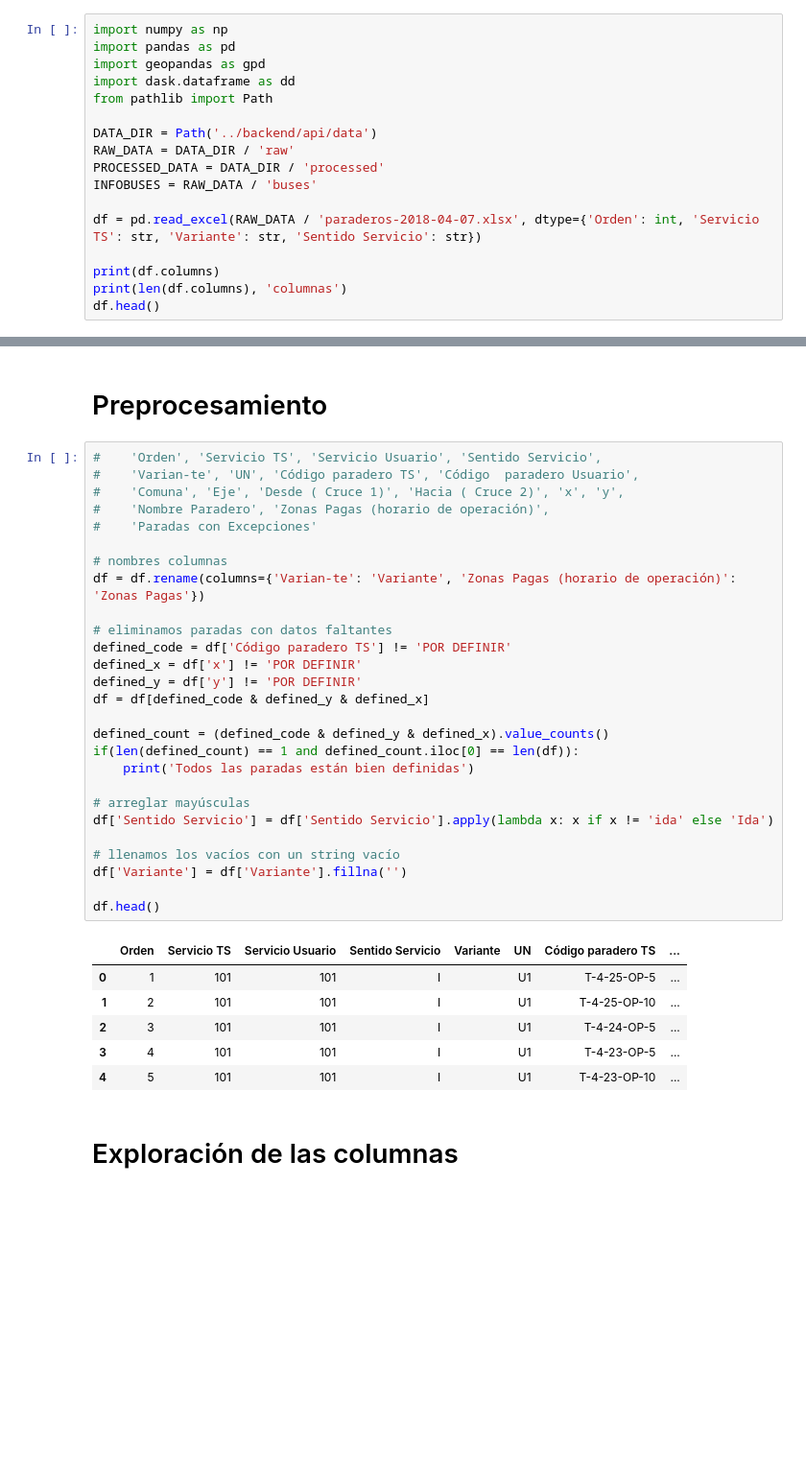
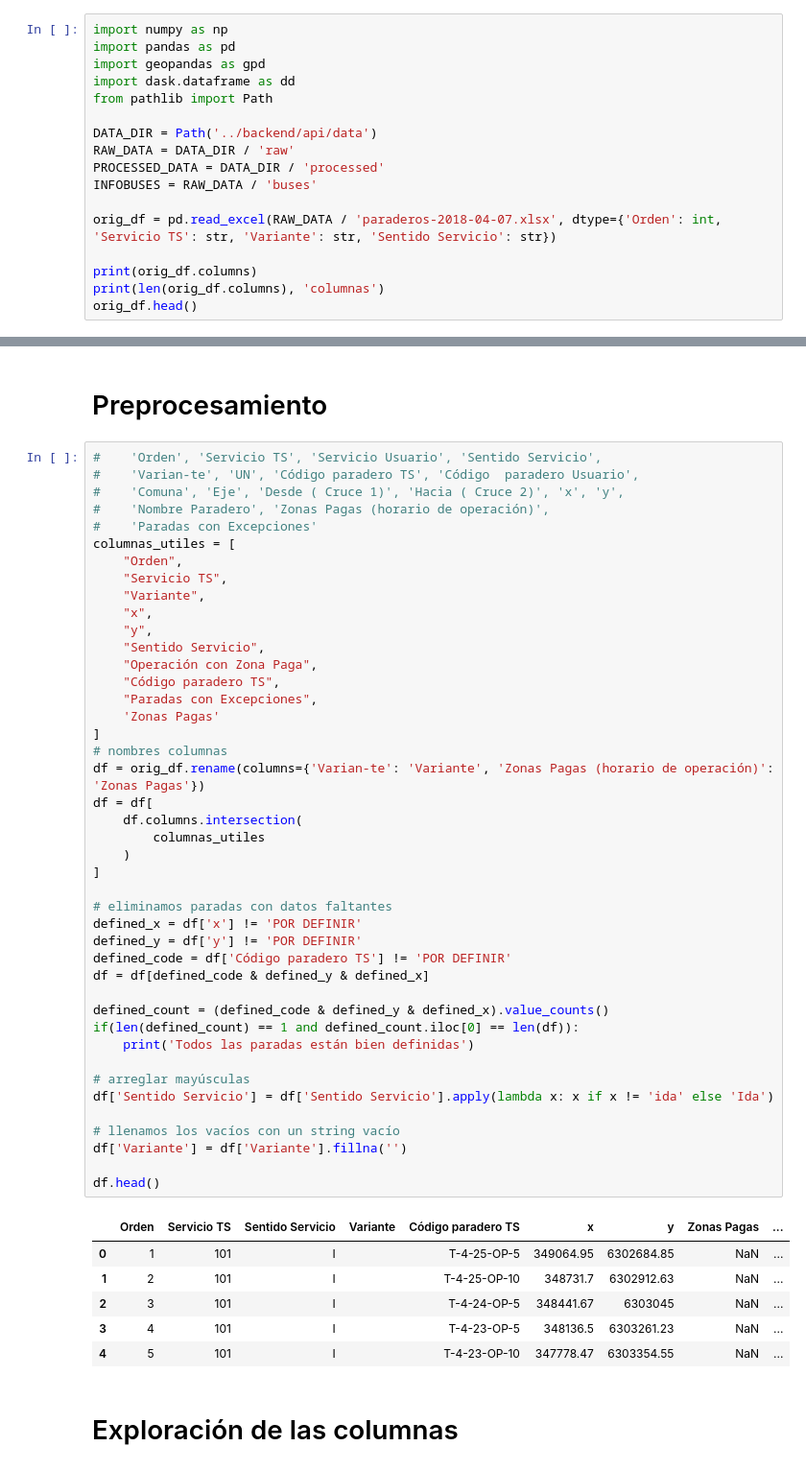
Before and after one commit to joaquincarreno/BusY, a Jupyter notebook: notebooks/02_exploration_paraderos.ipynb, the cells around one changed output, grey strips where cells are left out. Shown: that part at 96% size. Cells and saved outputs as stored; diff of their text form; blank space fills up the shorter version.

```diff
--- a/notebooks/02_exploration_paraderos.ipynb
+++ b/notebooks/02_exploration_paraderos.ipynb
@@ -10,11 +10,11 @@ RAW_DATA = DATA_DIR / 'raw'
 PROCESSED_DATA = DATA_DIR / 'processed'
 INFOBUSES = RAW_DATA / 'buses'
 
-df = pd.read_excel(RAW_DATA / 'paraderos-2018-04-07.xlsx', dtype={'Orden': int, 'Servicio TS': str, 'Variante': str, 'Sentido Servicio': str})
+orig_df = pd.read_excel(RAW_DATA / 'paraderos-2018-04-07.xlsx', dtype={'Orden': int, 'Servicio TS': str, 'Variante': str, 'Sentido Servicio': str})
 
-print(df.columns)
-print(len(df.columns), 'columnas')
-df.head()
+print(orig_df.columns)
+print(len(orig_df.columns), 'columnas')
+orig_df.head()
 # %% [output]
 Index(['Orden', 'Servicio TS', 'Servicio Usuario', 'Sentido Servicio',
        'Varian-te', 'UN', 'Código paradero TS', 'Código  paradero Usuario',
@@ -34,37 +34,53 @@ Index(['Orden', 'Servicio TS', 'Servicio Usuario', 'Sentido Servicio',
 # %%
 #    'Orden', 'Servicio TS', 'Servicio Usuario', 'Sentido Servicio',
 #    'Varian-te', 'UN', 'Código paradero TS', 'Código  paradero Usuario',
 #    'Comuna', 'Eje', 'Desde ( Cruce 1)', 'Hacia ( Cruce 2)', 'x', 'y',
 #    'Nombre Paradero', 'Zonas Pagas (horario de operación)',
 #    'Paradas con Excepciones'
-
+columnas_utiles = [
+    "Orden",
+    "Servicio TS",
+    "Variante",
+    "x",
+    "y",
+    "Sentido Servicio",
+    "Operación con Zona Paga",
+    "Código paradero TS",
+    "Paradas con Excepciones",
+    'Zonas Pagas'
+]
 # nombres columnas
-df = df.rename(columns={'Varian-te': 'Variante', 'Zonas Pagas (horario de operación)': 'Zonas Pagas'})
+df = orig_df.rename(columns={'Varian-te': 'Variante', 'Zonas Pagas (horario de operación)': 'Zonas Pagas'})
+df = df[
+    df.columns.intersection(
+        columnas_utiles
+    )
+]
 
 # eliminamos paradas con datos faltantes
-defined_code = df['Código paradero TS'] != 'POR DEFINIR'
 defined_x = df['x'] != 'POR DEFINIR'
 defined_y = df['y'] != 'POR DEFINIR'
+defined_code = df['Código paradero TS'] != 'POR DEFINIR'
 df = df[defined_code & defined_y & defined_x]
 
 defined_count = (defined_code & defined_y & defined_x).value_counts()
 if(len(defined_count) == 1 and defined_count.iloc[0] == len(df)):
     print('Todos las paradas están bien definidas')
 
 # arreglar mayúsculas
 df['Sentido Servicio'] = df['Sentido Servicio'].apply(lambda x: x if x != 'ida' else 'Ida')
 
 # llenamos los vacíos con un string vacío
 df['Variante'] = df['Variante'].fillna('')
 
 df.head()
 # %% [output]
-|  | Orden | Servicio TS | Servicio Usuario | Sentido Servicio | Variante | UN | Código paradero TS | ... |
-| 0 | 1 | 101 | 101 | I |  | U1 | T-4-25-OP-5 | ... |
-| 1 | 2 | 101 | 101 | I |  | U1 | T-4-25-OP-10 | ... |
-| 2 | 3 | 101 | 101 | I |  | U1 | T-4-24-OP-5 | ... |
-| 3 | 4 | 101 | 101 | I |  | U1 | T-4-23-OP-5 | ... |
-| 4 | 5 | 101 | 101 | I |  | U1 | T-4-23-OP-10 | ... |
+|  | Orden | Servicio TS | Sentido Servicio | Variante | Código paradero TS | x | y | Zonas Pagas | ... |
+| 0 | 1 | 101 | I |  | T-4-25-OP-5 | 349064.95 | 6302684.85 | NaN | ... |
+| 1 | 2 | 101 | I |  | T-4-25-OP-10 | 348731.7 | 6302912.63 | NaN | ... |
+| 2 | 3 | 101 | I |  | T-4-24-OP-5 | 348441.67 | 6303045 | NaN | ... |
+| 3 | 4 | 101 | I |  | T-4-23-OP-5 | 348136.5 | 6303261.23 | NaN | ... |
+| 4 | 5 | 101 | I |  | T-4-23-OP-10 | 347778.47 | 6303354.55 | NaN | ... |
 # %% [markdown]
 # Exploración de las columnas
 # %% [markdown]
```
Also changed, not shown: parts of 3 cells of this notebook, 12 other files.
